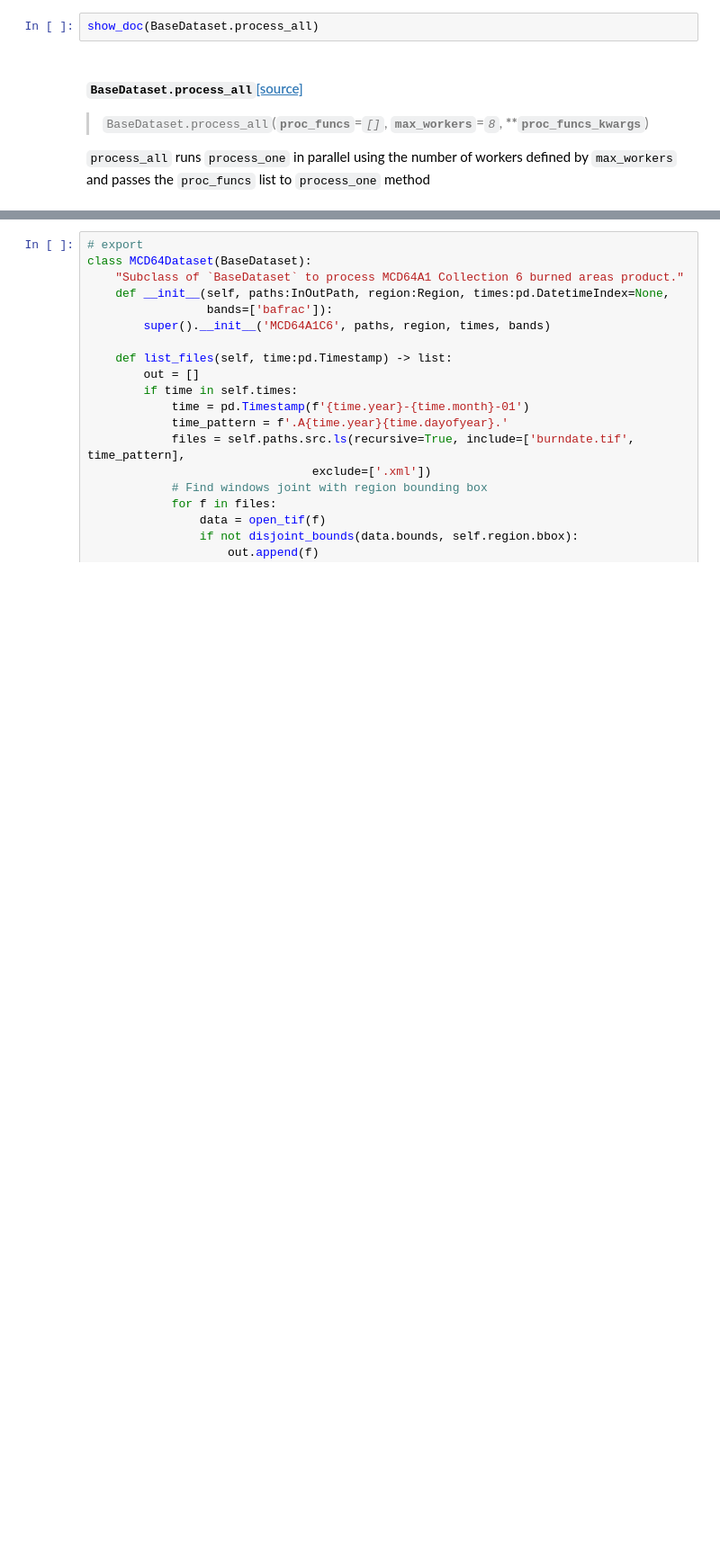
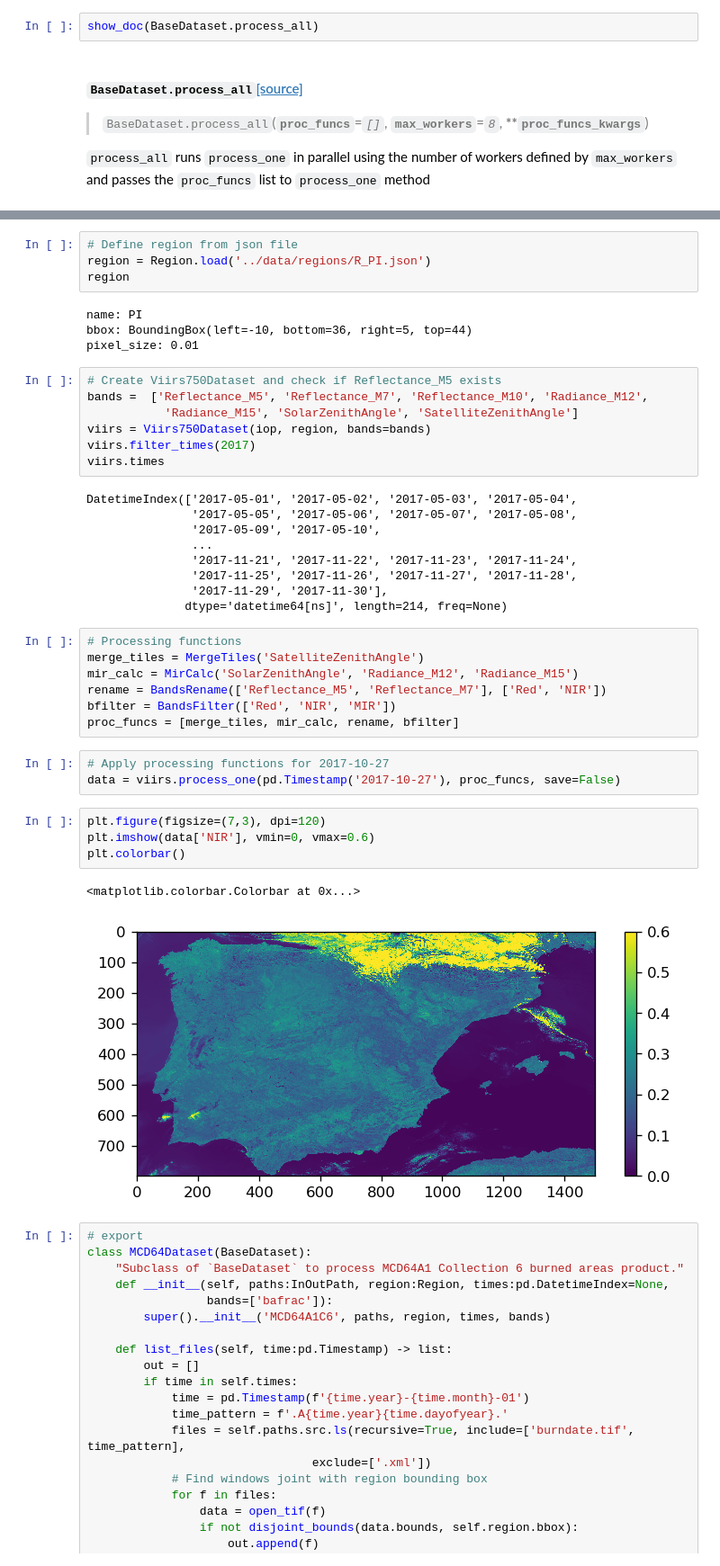
Before and after one commit to mnpinto/banet, a Jupyter notebook: nbs/02_data.ipynb, the cells around one changed output, grey strips where cells are left out. Shown: that part at 90% size. Drawn from its saved outputs; the diff is of its cells as text; blank space fills up the shorter version.

```diff
--- a/nbs/02_data.ipynb
+++ b/nbs/02_data.ipynb
@@ -245,3 +418,44 @@ class Viirs750Dataset(BaseDataset):
+# %%
+# Define region from json file
+region = Region.load('../data/regions/R_PI.json')
+region
+# %% [output]
+name: PI
+bbox: BoundingBox(left=-10, bottom=36, right=5, top=44)
+pixel_size: 0.01
+# %%
+# Create Viirs750Dataset and check if Reflectance_M5 exists
+bands =  ['Reflectance_M5', 'Reflectance_M7', 'Reflectance_M10', 'Radiance_M12',
+           'Radiance_M15', 'SolarZenithAngle', 'SatelliteZenithAngle']
+viirs = Viirs750Dataset(iop, region, bands=bands)
+viirs.filter_times(2017)
+viirs.times
+# %% [output]
+DatetimeIndex(['2017-05-01', '2017-05-02', '2017-05-03', '2017-05-04',
+               '2017-05-05', '2017-05-06', '2017-05-07', '2017-05-08',
+               '2017-05-09', '2017-05-10',
+               ...
+               '2017-11-21', '2017-11-22', '2017-11-23', '2017-11-24',
+               '2017-11-25', '2017-11-26', '2017-11-27', '2017-11-28',
+               '2017-11-29', '2017-11-30'],
+              dtype='datetime64[ns]', length=214, freq=None)
+# %%
+# Processing functions
+merge_tiles = MergeTiles('SatelliteZenithAngle')
+mir_calc = MirCalc('SolarZenithAngle', 'Radiance_M12', 'Radiance_M15')
+rename = BandsRename(['Reflectance_M5', 'Reflectance_M7'], ['Red', 'NIR'])
+bfilter = BandsFilter(['Red', 'NIR', 'MIR'])
+proc_funcs = [merge_tiles, mir_calc, rename, bfilter]
+# %%
+# Apply processing functions for 2017-10-27
+data = viirs.process_one(pd.Timestamp('2017-10-27'), proc_funcs, save=False)
+# %%
+plt.figure(figsize=(7,3), dpi=120)
+plt.imshow(data['NIR'], vmin=0, vmax=0.6)
+plt.colorbar()
+# %% [output]
+<matplotlib.colorbar.Colorbar at 0x...>
+[figure, added]
 # %%
 # export
 class MCD64Dataset(BaseDataset):
```
Also changed, not shown: parts of 17 cells of this notebook, 10 other files.
